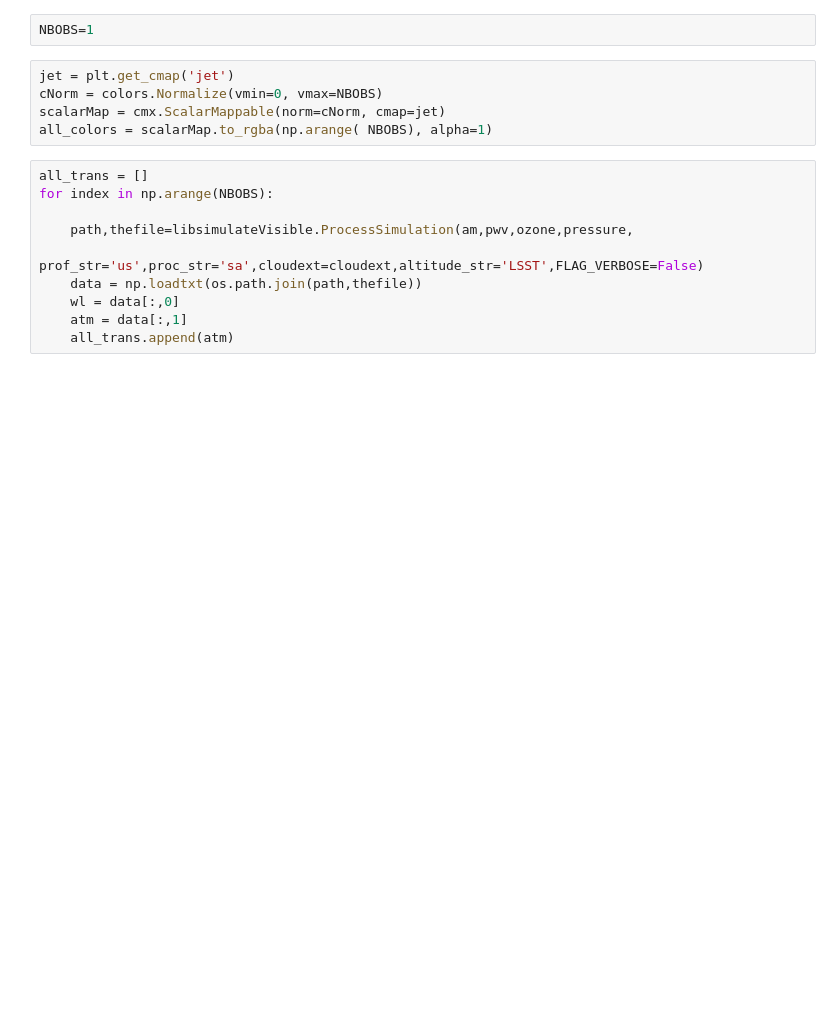
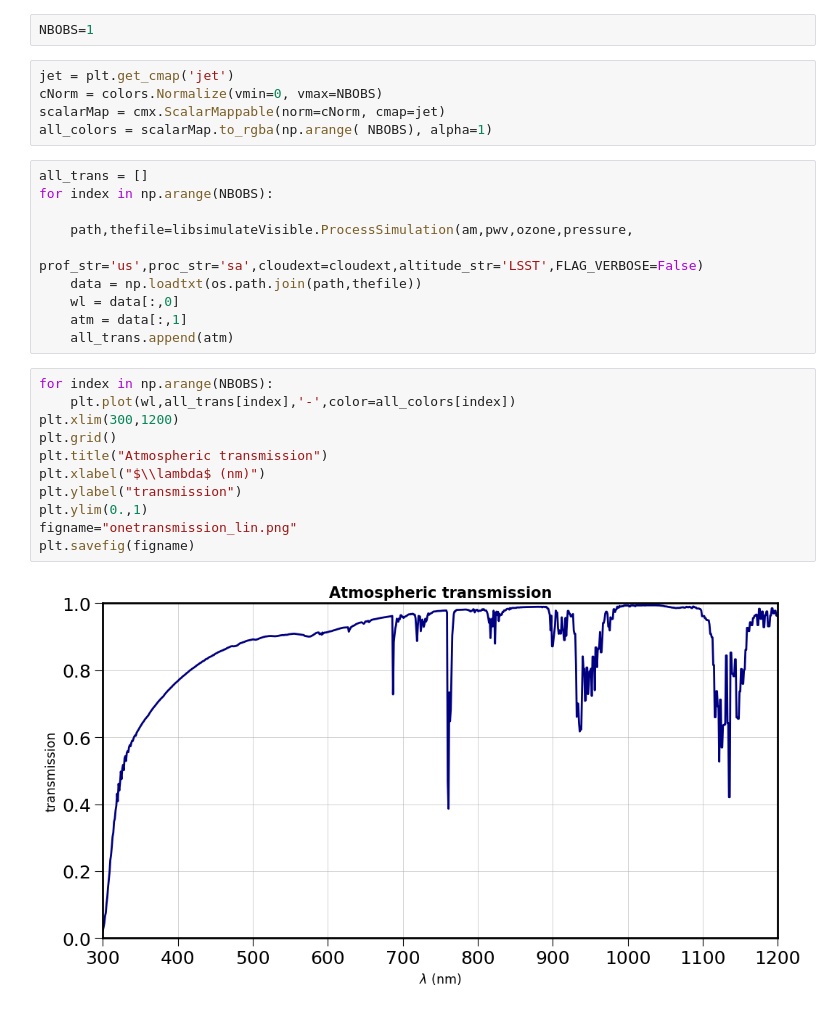
Before and after one commit to LSSTDESC/libradtranpy, a Jupyter notebook: docs/notebooks/libradtranpy/SimuRT_One.ipynb, the cells around one changed output. Cells and saved outputs as stored; diff of their text form; blank space fills up the shorter version.

```diff
--- a/docs/notebooks/libradtranpy/SimuRT_One.ipynb
+++ b/docs/notebooks/libradtranpy/SimuRT_One.ipynb
@@ -89,6 +87,19 @@ for index in np.arange(NBOBS):
     wl = data[:,0]
     atm = data[:,1]
     all_trans.append(atm)
+# %%
+for index in np.arange(NBOBS):
+    plt.plot(wl,all_trans[index],'-',color=all_colors[index])
+plt.xlim(300,1200)
+plt.grid()
+plt.title("Atmospheric transmission")
+plt.xlabel("$\\lambda$ (nm)")
+plt.ylabel("transmission")
+plt.ylim(0.,1)
+figname="onetransmission_lin.png"
+plt.savefig(figname)
+# %% [output]
+[figure, added]
 # %%
 for index in np.arange(NBOBS):
     plt.semilogy(wl,all_trans[index],'-',color=all_colors[index])
```
Also changed, not shown: parts of 3 cells of this notebook, 5 other files.
